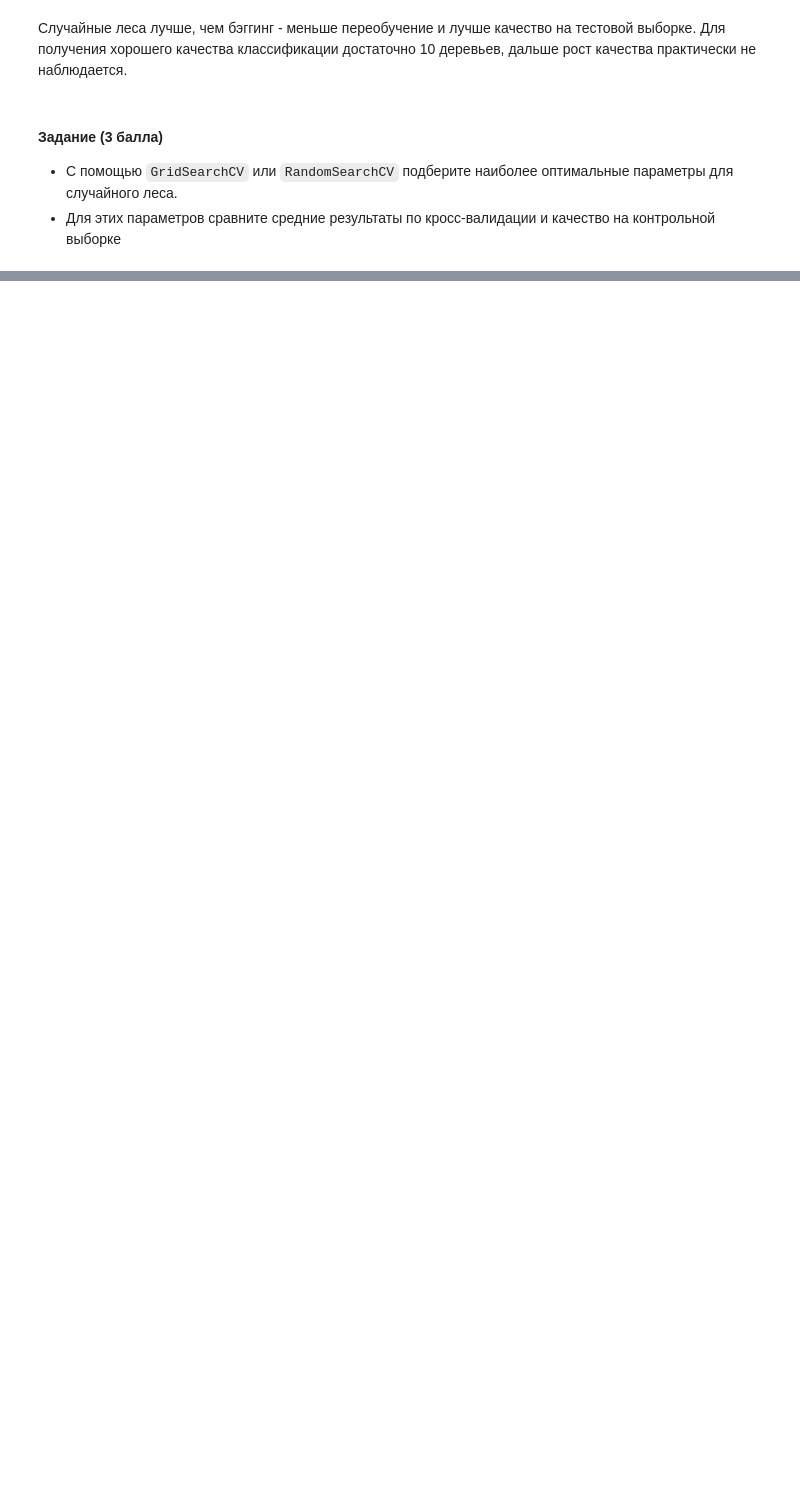
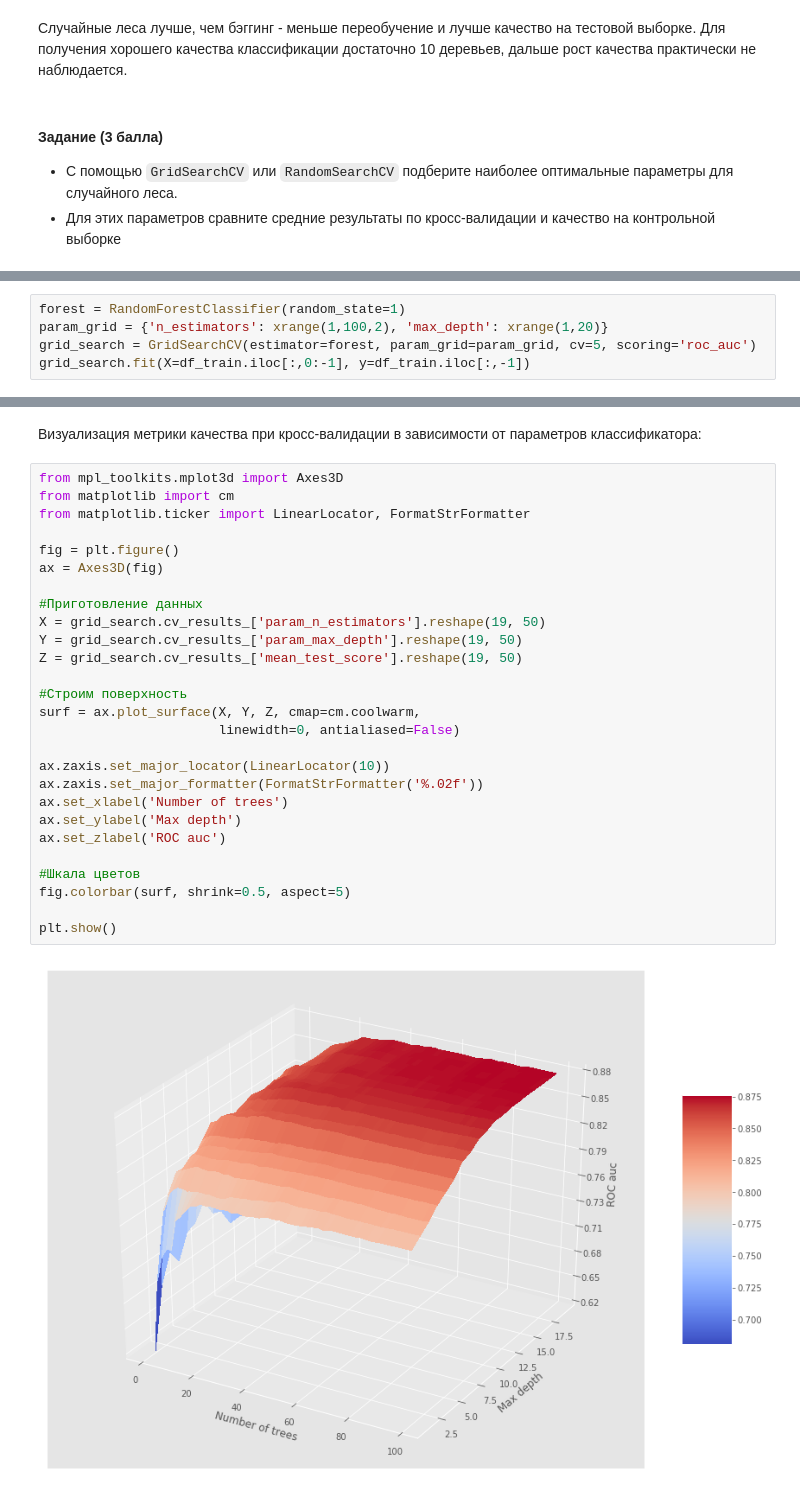
Before and after one commit to is-kozlov/sphere_hw, a Jupyter notebook: Kozlov_hw3.ipynb, the cells around one changed output, grey strips where cells are left out. Drawn from its saved outputs; the diff is of its cells as text; blank space fills up the shorter version.

```diff
--- a/Kozlov_hw3.ipynb
+++ b/Kozlov_hw3.ipynb
@@ -296,0 +297,5 @@ plt.ylabel('Cross validation score')
+# %%
+forest = RandomForestClassifier(random_state=1)
+param_grid = {'n_estimators': xrange(1,100,2), 'max_depth': xrange(1,20)}
+grid_search = GridSearchCV(estimator=forest, param_grid=param_grid, cv=5, scoring='roc_auc')
+grid_search.fit(X=df_train.iloc[:,0:-1], y=df_train.iloc[:,-1])
@@ -296,0 +320,31 @@ plt.ylabel('Cross validation score')
+# %% [markdown]
+Визуализация метрики качества при кросс-валидации в зависимости от параметров классификатора:
+# %%
+from mpl_toolkits.mplot3d import Axes3D
+from matplotlib import cm
+from matplotlib.ticker import LinearLocator, FormatStrFormatter
+
+fig = plt.figure()
+ax = Axes3D(fig)
+
+#Приготовление данных
+X = grid_search.cv_results_['param_n_estimators'].reshape(19, 50)
+Y = grid_search.cv_results_['param_max_depth'].reshape(19, 50)
+Z = grid_search.cv_results_['mean_test_score'].reshape(19, 50)
+
+#Строим поверхность
+surf = ax.plot_surface(X, Y, Z, cmap=cm.coolwarm,
+                       linewidth=0, antialiased=False)
+
+ax.zaxis.set_major_locator(LinearLocator(10))
+ax.zaxis.set_major_formatter(FormatStrFormatter('%.02f'))
+ax.set_xlabel('Number of trees')
+ax.set_ylabel('Max depth')
+ax.set_zlabel('ROC auc')
+
+#Шкала цветов
+fig.colorbar(surf, shrink=0.5, aspect=5)
+
+plt.show()
+# %% [output]
+[figure, added]
```
Also changed, not shown: parts of 13 cells of this notebook.
